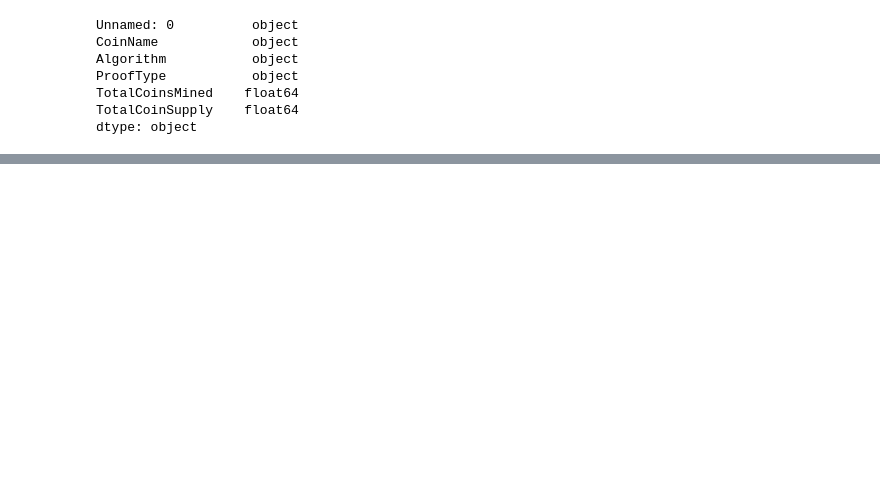
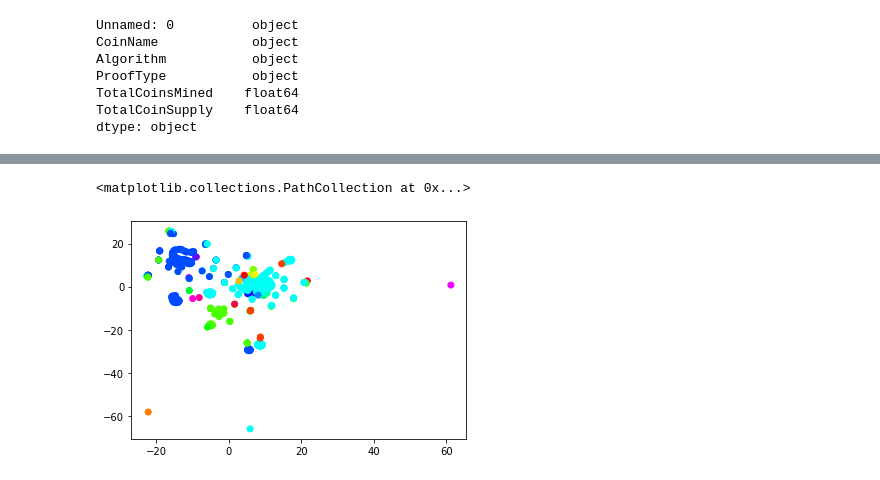
Before and after one commit to dczornyj/UnsuperML_Crpyto, a Jupyter notebook: Untitled.ipynb, the cells around one changed output, grey strips where cells are left out. Cells and saved outputs as stored; diff of their text form; code cells hidden in the pictures; blank space fills up the shorter version.

```diff
--- a/Untitled.ipynb
+++ b/Untitled.ipynb
@@ -154,0 +285,7 @@ final_crypto_dummies
+# %%
+#Creating a color coordinator based on Prooftype from earlier dataframe. Thank you Rob!
+labels = LabelEncoder().fit_transform(final_crypto['ProofType'])
+plt.scatter(crypto_pca_df['x'], crypto_pca_df['y'], c=labels, cmap='hsv')
+# %% [output]
+<matplotlib.collections.PathCollection at 0x...>
+[figure, added]
```
Also changed, not shown: parts of 16 cells of this notebook.
